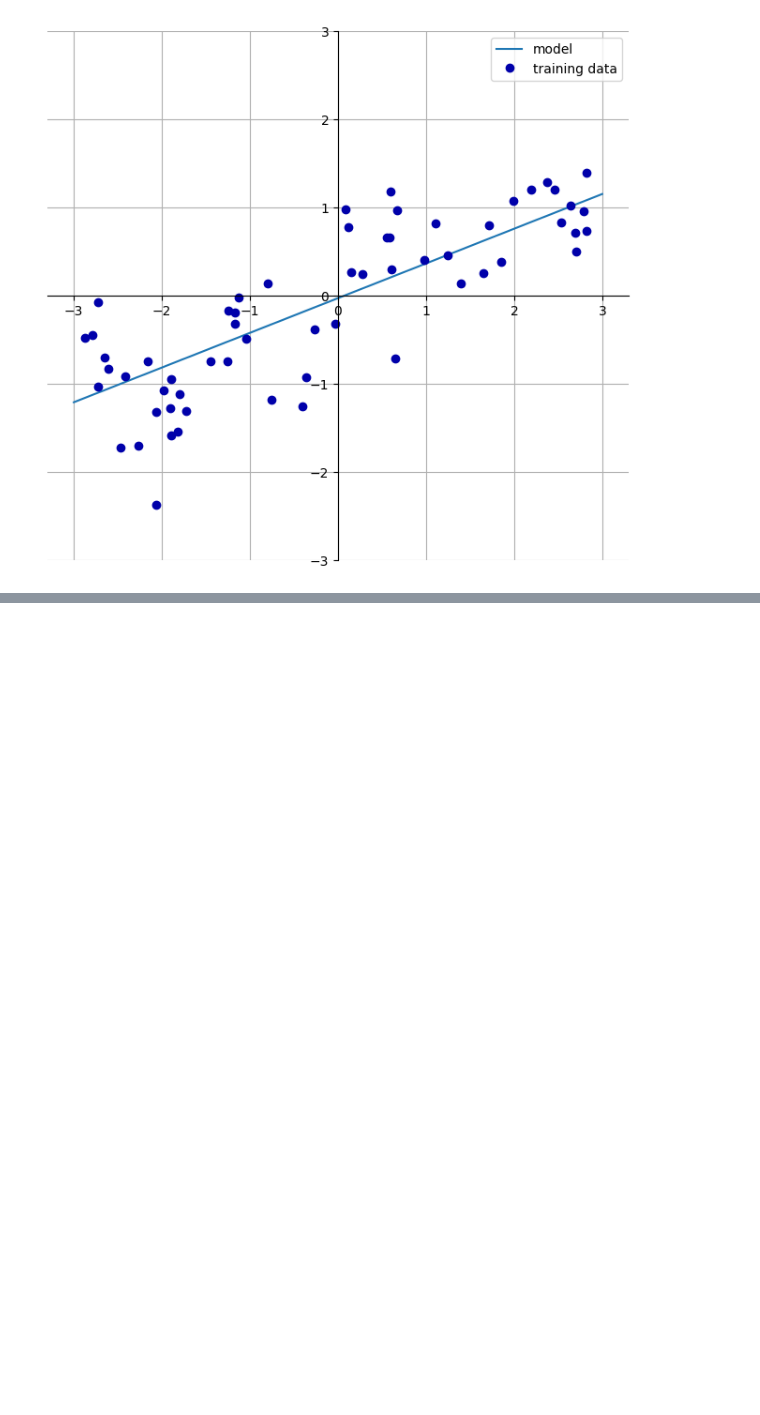
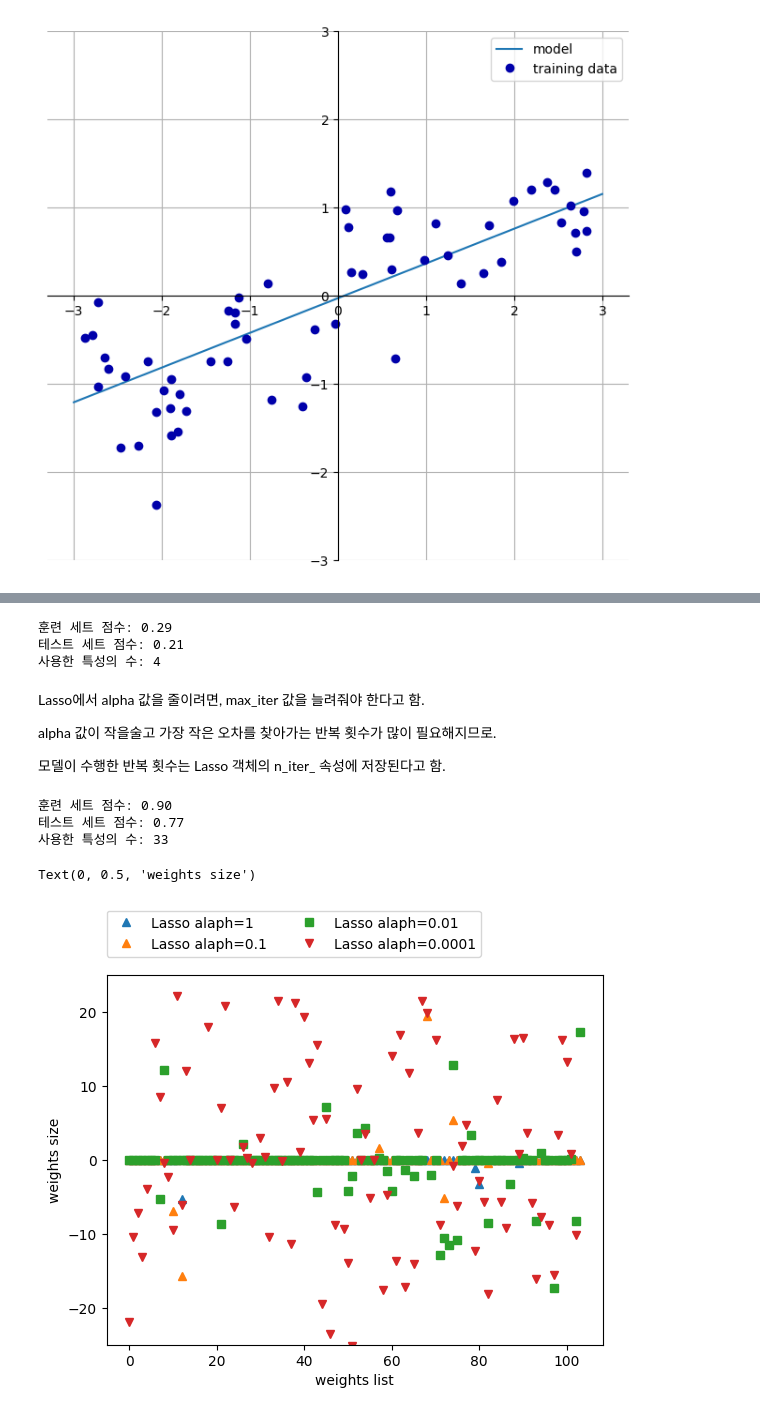
Before and after one commit to yena2bell/ML_study, a Jupyter notebook: 240509 linear model regression.ipynb, the cells around one changed output, grey strips where cells are left out. Drawn from its saved outputs; the diff is of its cells as text; code cells hidden in the pictures; blank space fills up the shorter version.

```diff
--- a/240509 linear model regression.ipynb
+++ b/240509 linear model regression.ipynb
@@ -11,0 +138,41 @@ w[0]: 0.393906  b: -0.031804
+# %%
+from sklearn.linear_model import Lasso
+
+lasso = Lasso(alpha=1).fit(X_train, y_train)
+print("훈련 세트 점수: {:.2f}".format(lasso.score(X_train, y_train)))
+print("테스트 세트 점수: {:.2f}".format(lasso.score(X_test,y_test)))
+print("사용한 특성의 수: {}".format(sum(1 if coef!=0 else 0 for coef in lasso.coef_)))
+# %% [output]
+훈련 세트 점수: 0.29
+테스트 세트 점수: 0.21
+사용한 특성의 수: 4
+# %% [markdown]
+Lasso에서 alpha 값을 줄이려면, max_iter 값을 늘려줘야 한다고 함.
+
+alpha 값이 작을술고 가장 작은 오차를 찾아가는 반복 횟수가 많이 필요해지므로.
+
+모델이 수행한 반복 횟수는 Lasso 객체의 n_iter_ 속성에 저장된다고 함.
+# %%
+lasso = Lasso(alpha=0.01, max_iter=100000).fit(X_train, y_train)
+print("훈련 세트 점수: {:.2f}".format(lasso.score(X_train, y_train)))
+print("테스트 세트 점수: {:.2f}".format(lasso.score(X_test,y_test)))
+print("사용한 특성의 수: {}".format(sum(1 if coef!=0 else 0 for coef in lasso.coef_)))
+# %% [output]
+훈련 세트 점수: 0.90
+테스트 세트 점수: 0.77
+사용한 특성의 수: 33
+# %%
+%matplotlib inline
+import matplotlib.pyplot as plt
+plt.plot(Lasso(alpha=1).fit(X_train, y_train).coef_, '^', label="Lasso alaph=1")
+plt.plot(Lasso(alpha=0.1).fit(X_train, y_train).coef_, '^', label="Lasso alaph=0.1")
+plt.plot(Lasso(alpha=0.01).fit(X_train, y_train).coef_, 's', label="Lasso alaph=0.01")
+plt.plot(Lasso(alpha=0.0001).fit(X_train, y_train).coef_, 'v', label="Lasso alaph=0.0001")
+
+plt.legend(ncol=2, loc=(0, 1.05))
+plt.ylim(-25,25)
+plt.xlabel("weights list")
+plt.ylabel("weights size")
+# %% [output]
+Text(0, 0.5, 'weights size')
+[figure, added]
```
Also changed, not shown: parts of 14 cells of this notebook.
